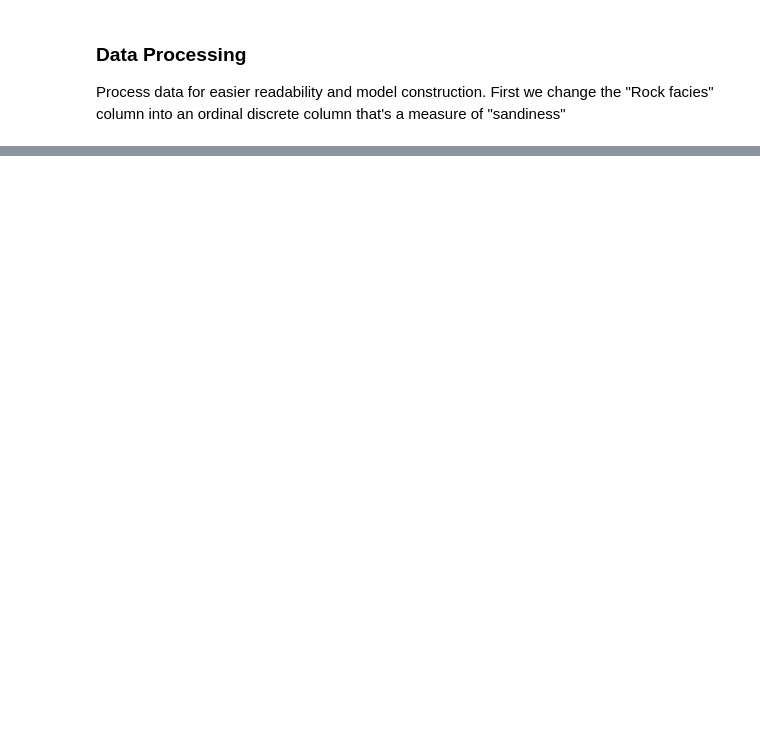
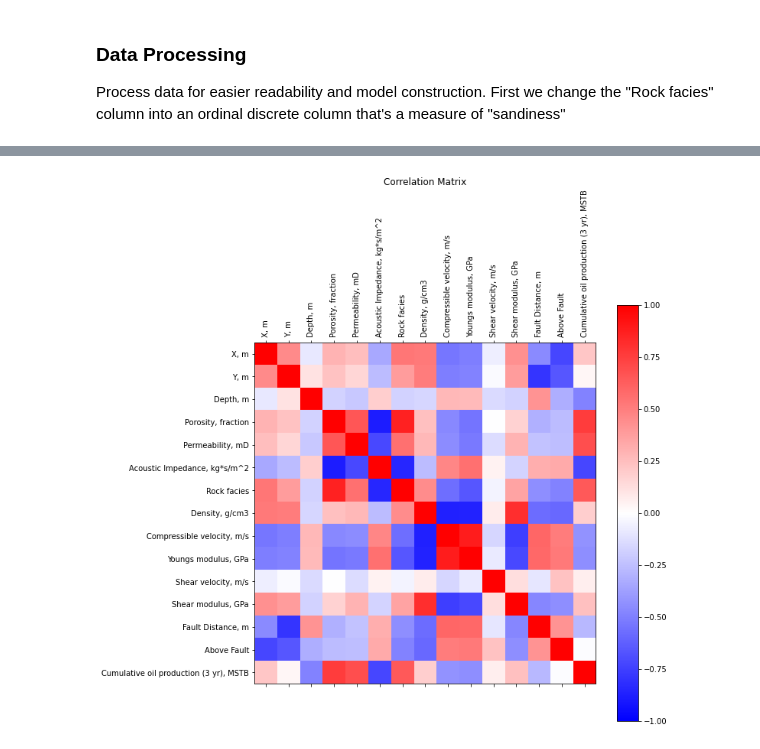
Before and after one commit to fraclad/MOAR-Drilling, a Jupyter notebook: Hackathon_ProjectTemplate.ipynb, the cells around one changed output, grey strips where cells are left out. Cells and saved outputs as stored; diff of their text form; code cells hidden in the pictures; blank space fills up the shorter version.

Commit message:
Finalized the solutions and the project template

```diff
--- a/Hackathon_ProjectTemplate.ipynb
+++ b/Hackathon_ProjectTemplate.ipynb
@@ -147,7 +147,9 @@ unneeded = ["Cumulative oil production (1 yr), MSTB",
               "Cumulative Water production (2 yr), MSTB",
               "Cumulative Water production (3 yr), MSTB"]
 dfProdHistDr = dfProdHist.drop(unneeded, axis=1).set_index("Well_ID")
-dfProd = pd.concat([dfProdProc, dfProdHistDr], axis=1)
+dfProdFinal = pd.concat([dfProdProc, dfProdHistDr], axis=1)
+X = dfProdFinal.drop(["Cumulative oil production (3 yr), MSTB"], axis=1)
+y = dfProdFinal["Cumulative oil production (3 yr), MSTB"]
 # %% [markdown]
 ### Correlation Matrix Function
 
@@ -174,0 +170,4 @@ plot_corr(dfProd ,size = 7)
+# %%
+plot_corr(dfProdFinal)
+# %% [output]
+[figure, added]
```
Also changed, not shown: parts of 17 cells of this notebook, 2 other files.
